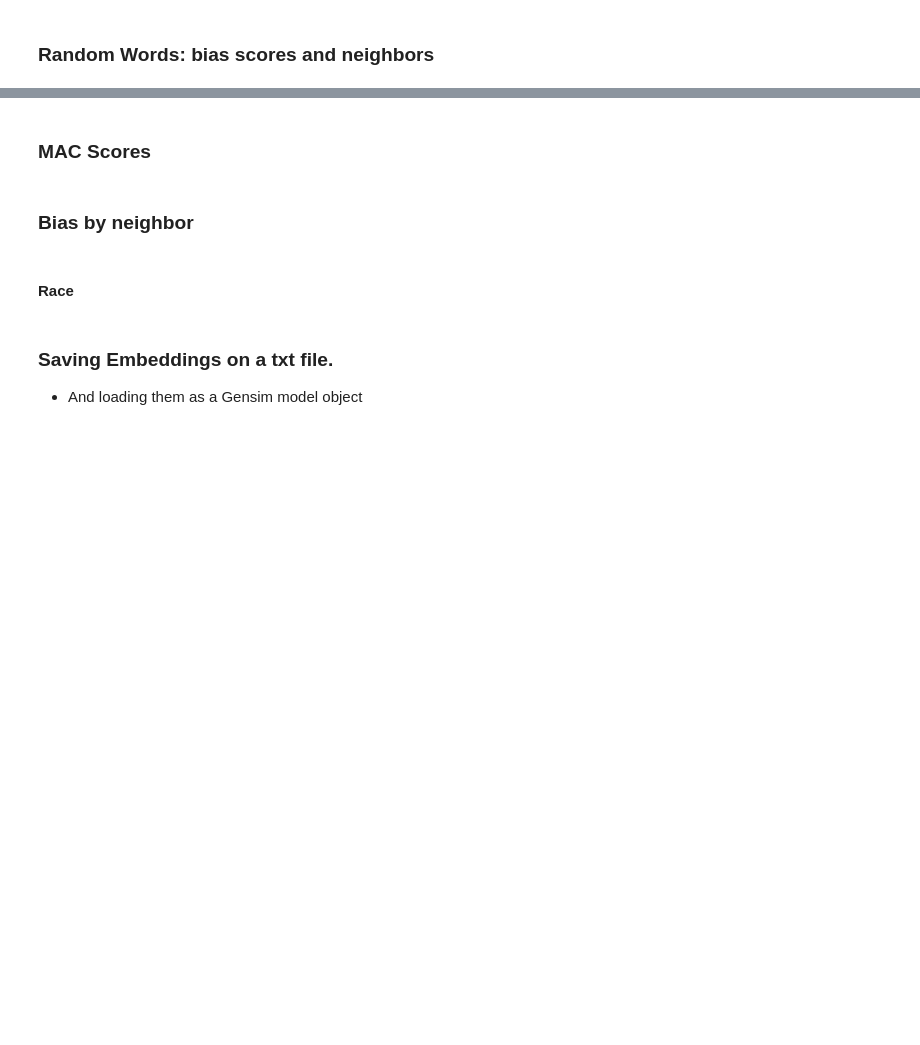
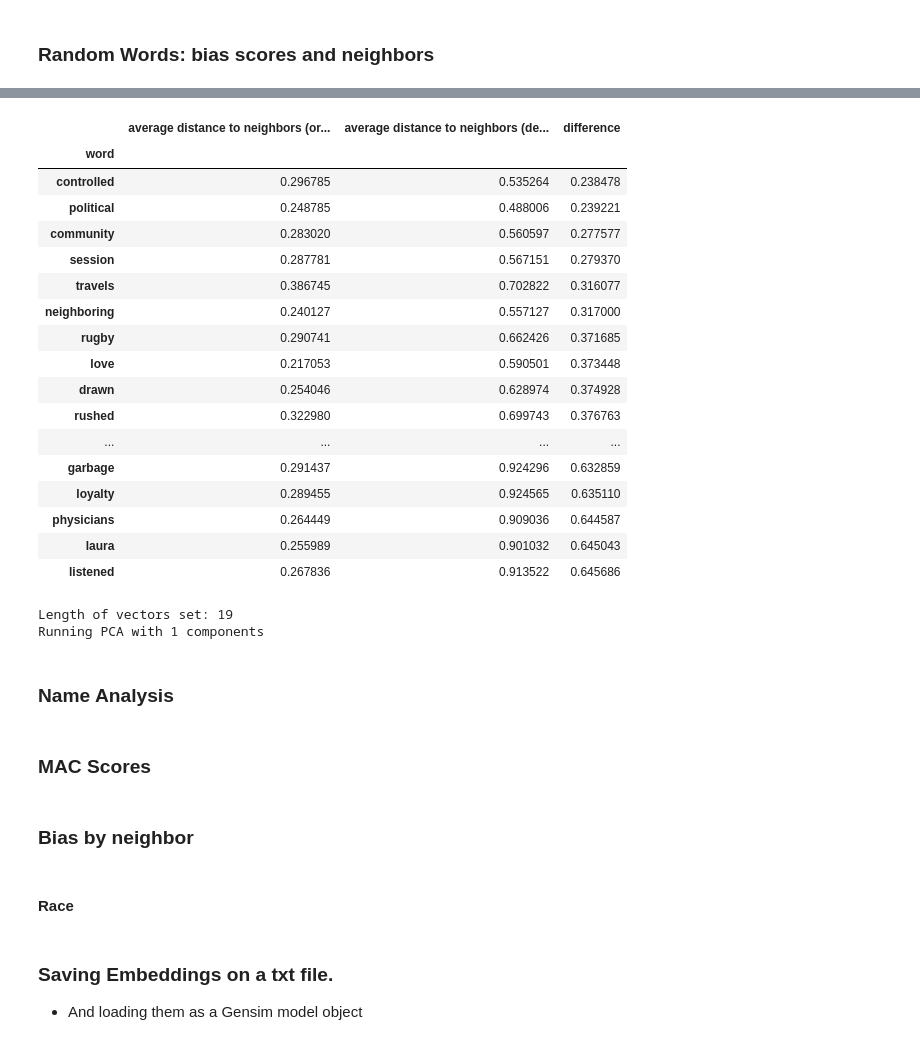
Before and after one commit to aduarte56/MT_DebiasingAlgorithms, a Jupyter notebook: RunningNotebook_HardDebiasInter.ipynb, the cells around one changed output, grey strips where cells are left out. Cells and saved outputs as stored; diff of their text form; code cells hidden in the pictures; blank space fills up the shorter version.

```diff
--- a/RunningNotebook_HardDebiasInter.ipynb
+++ b/RunningNotebook_HardDebiasInter.ipynb
@@ -415,0 +530,61 @@ tsne_plot_similar_words('Similar words after Debiasing',
+# %%
+#getting average cosine distance to neighbors before and after debiasing
+def get_distance_to_neighbors(random_words, list_neigh, dict_vectors, debiased_dict):
+    distances_original = {}
+    distances_debiased = {}
+    for i,word in enumerate(random_words):
+        dist1=[]
+        dist2=[]
+        for neigh in list_neigh[i]:
+            dist1.append([neigh, 1-cosine_similarity(dict_vectors[word], dict_vectors[neigh])])
+            dist2.append([neigh, 1-cosine_similarity(debiased_dict[word], debiased_dict[neigh])])
+
+        distances_original[word] = dist1
+        distances_debiased[word] = dist2
+
+    return distances_original,distances_debiased
+# %%
+distances_original,distances_debiased=get_distance_to_neighbors(random_words, list_neigh,
+                          dict_vec_cleaned, deb_dict_gender)
+# %%
+#get dataframe of distances from distances_original and distances_debiased
+def get_df_distances(distances_original,distances_debiased):
+    df=pd.DataFrame()
+    for word in distances_original.keys():
+        for i in range(len(distances_original[word])):
+            #df=df.append({'word':word, 'neighbor':distances_original[word][i][0], 'distance_original':distances_original[word][i][1], 'distance_debiased':distances_debiased[word][i][1]}, ignore_index=True)
+            df=pd.concat([df, pd.DataFrame.from_records([{'word':word, 'neighbor':distances_original[word][i][0], 'distance_original':distances_original[word][i][1], 'distance_debiased':distances_debiased[word][i][1]}])], ignore_index=True)
+
+    return df
+# %%
+df_neigh_distances=get_df_distances(distances_original,distances_debiased)
+
+#use df_neigh_distances to get the average distance original and distance debiased for each word using pandas
+df_average=df_neigh_distances[['word', 'distance_original', 'distance_debiased']].groupby('word').mean()
+
+#now add a column of the difference between the two mean distances
+df_average['difference']=abs(df_average['distance_original']-df_average['distance_debiased'])
+
+df_average=df_average.sort_values(by='difference', ascending=True)
+df_average=df_average.rename(columns={'distance_original':'average distance to neighbors (original embeddings)', 'distance_debiased':'average distance to neighbors (debiased embeddings)'})
+# %%
+df_average
+# %% [output]
+|  | average distance to neighbors (or... | average distance to neighbors (de... | difference |
+| word |  |  |  |
+| controlled | 0.296785 | 0.535264 | 0.238478 |
+| political | 0.248785 | 0.488006 | 0.239221 |
+| community | 0.283020 | 0.560597 | 0.277577 |
+| session | 0.287781 | 0.567151 | 0.279370 |
+| travels | 0.386745 | 0.702822 | 0.316077 |
+| neighboring | 0.240127 | 0.557127 | 0.317000 |
+| rugby | 0.290741 | 0.662426 | 0.371685 |
+| love | 0.217053 | 0.590501 | 0.373448 |
+| drawn | 0.254046 | 0.628974 | 0.374928 |
+| rushed | 0.322980 | 0.699743 | 0.376763 |
+| ... | ... | ... | ... |
+| garbage | 0.291437 | 0.924296 | 0.632859 |
+| loyalty | 0.289455 | 0.924565 | 0.635110 |
+| physicians | 0.264449 | 0.909036 | 0.644587 |
+| laura | 0.255989 | 0.901032 | 0.645043 |
+| listened | 0.267836 | 0.913522 | 0.645686 |
@@ -415,0 +607,6 @@ tsne_plot_similar_words('Similar words after Debiasing',
+# %%
+race_direction = identify_bias_subspace(
+    deb_dict_gender, def_set_race, 1, centralizing=True)
+# %% [output]
+Length of vectors set: 19
+Running PCA with 1 components
@@ -415,0 +616,2 @@ tsne_plot_similar_words('Similar words after Debiasing',
+# %% [markdown]
+### Name Analysis
```
Also changed, not shown: parts of 74 cells of this notebook, 2 other files.
